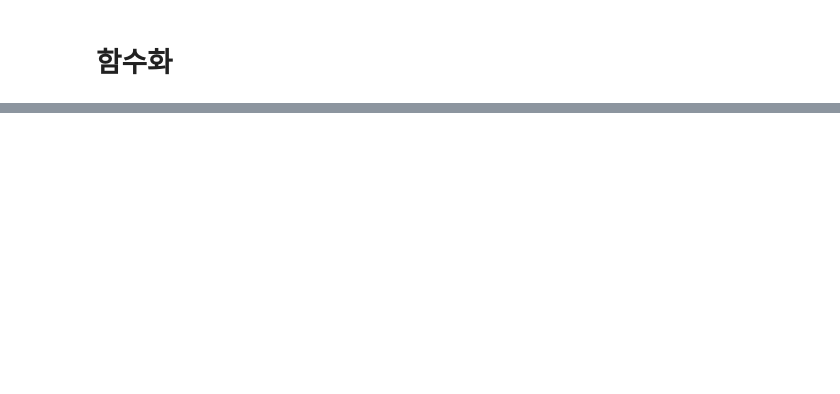
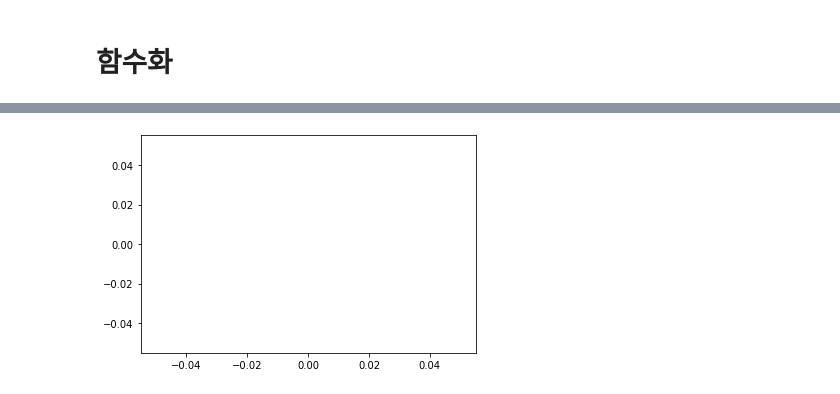
Before and after one commit to ikemanairing/Data_science, a Jupyter notebook: Example/memo/Untitled.ipynb, the cells around one changed output, grey strips where cells are left out. Drawn from its saved outputs; the diff is of its cells as text; code cells hidden in the pictures; blank space fills up the shorter version.

```diff
--- a/Example/memo/Untitled.ipynb
+++ b/Example/memo/Untitled.ipynb
@@ -162,0 +189,7 @@ refineData(df, 31)
+# %%
+fig, ax = plt.subplots()
+xdata1, ydata1 = [], []
+ln1
+, = ax.plot(x, y, ls='-', lw=1, color='b')
+# %% [output]
+[figure, added]
```
Also changed, not shown: parts of 5 cells of this notebook, 6 other files.
